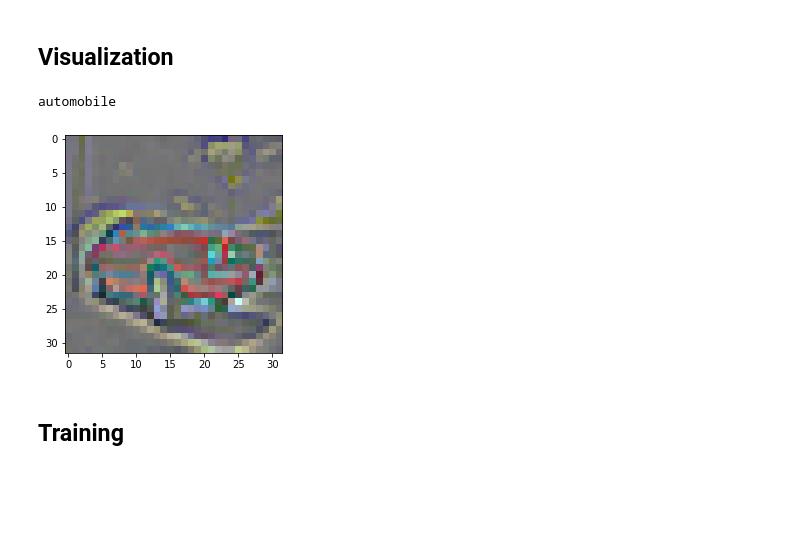
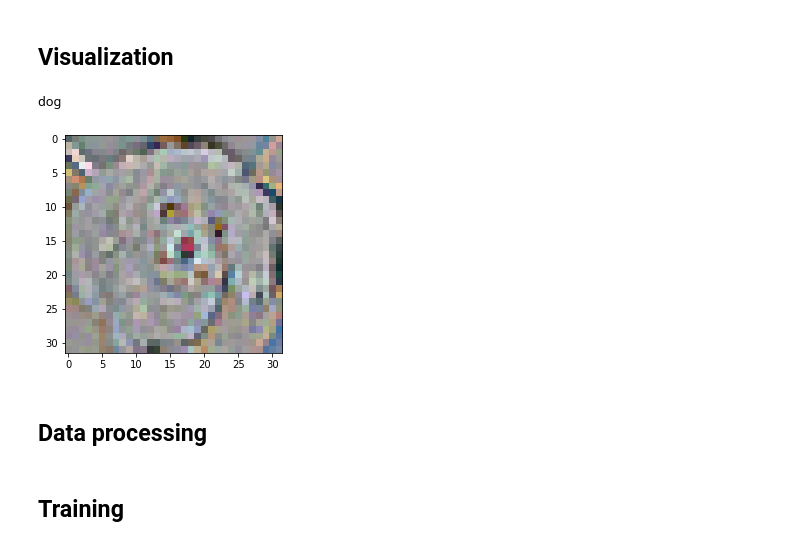
Before and after one commit to gabridego/KMML, a Jupyter notebook: main.ipynb, the cells around one changed output. Saved outputs shown, nothing was run; the diff lists cells and outputs as text; code cells hidden in the pictures; blank space fills up the shorter version.

```diff
--- a/main.ipynb
+++ b/main.ipynb
@@ -33,8 +34,10 @@ array([8, 9, 3, ..., 1, 7, 5])
 # %% [markdown]
 ## Visualization
 # %%
-i = 1000
-show_image(Xtr[i], classes[Ytr[i]])
+i = 12
+show_image(X[i], classes[Yte[i]])
 # %% [output]
-automobile
+dog
-[figure, old version]
+[figure, new version]
+# %% [markdown]
+## Data processing
```
Also changed, not shown: parts of 20 cells of this notebook, 3 other files.
